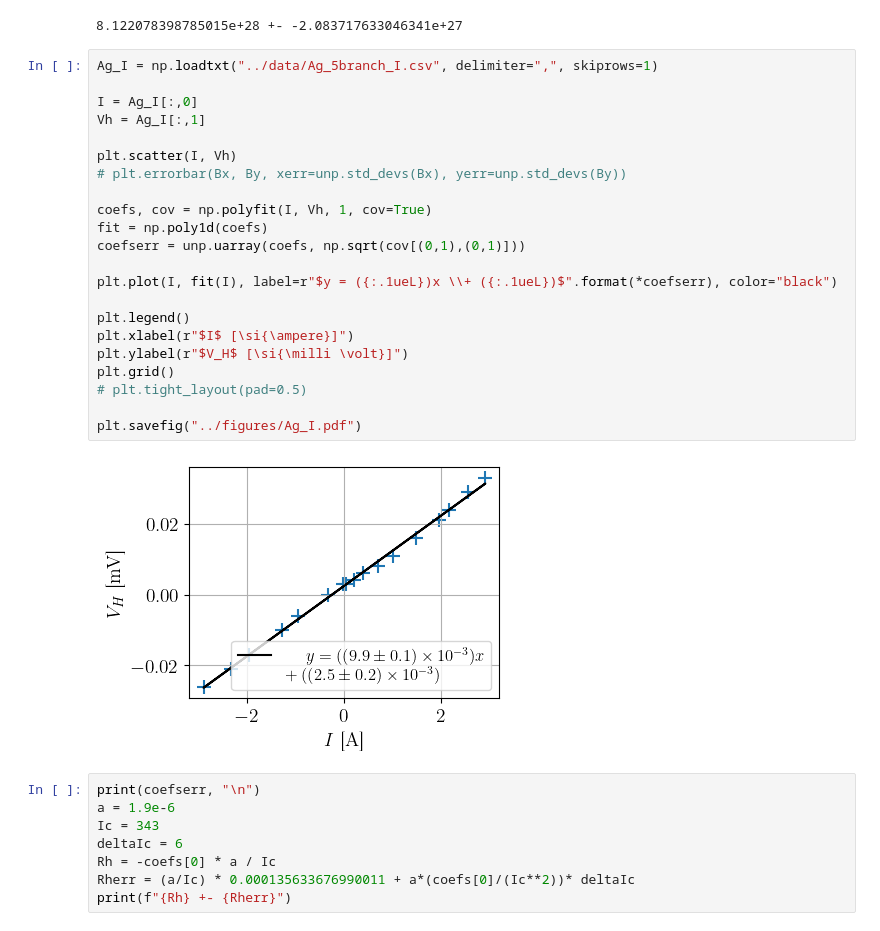
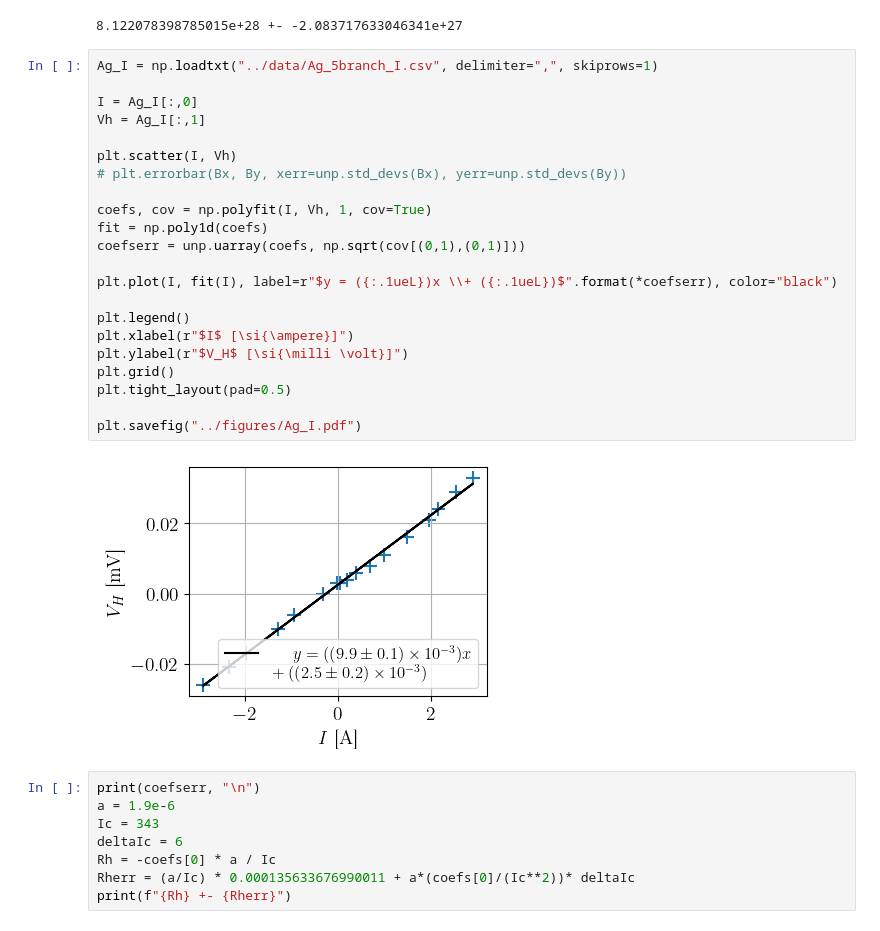
Before and after one commit to TomVdt/TPII-rapports, a Jupyter notebook: 03-H6-effet-hall/analyse/exp2.ipynb, the cells around one changed output. Saved outputs shown, nothing was run; the diff lists cells and outputs as text.

```diff
--- a/03-H6-effet-hall/analyse/exp2.ipynb
+++ b/03-H6-effet-hall/analyse/exp2.ipynb
@@ -63,27 +63,27 @@ print(f"{N} +- {deltaN}")
 # %%
 Ag_I = np.loadtxt("../data/Ag_5branch_I.csv", delimiter=",", skiprows=1)
 
 I = Ag_I[:,0]
 Vh = Ag_I[:,1]
 
 plt.scatter(I, Vh)
 # plt.errorbar(Bx, By, xerr=unp.std_devs(Bx), yerr=unp.std_devs(By))
 
 coefs, cov = np.polyfit(I, Vh, 1, cov=True)
 fit = np.poly1d(coefs)
 coefserr = unp.uarray(coefs, np.sqrt(cov[(0,1),(0,1)]))
 
 plt.plot(I, fit(I), label=r"$y = ({:.1ueL})x \\+ ({:.1ueL})$".format(*coefserr), color="black")
 
 plt.legend()
 plt.xlabel(r"$I$ [\si{\ampere}]")
 plt.ylabel(r"$V_H$ [\si{\milli \volt}]")
 plt.grid()
-# plt.tight_layout(pad=0.5)
+plt.tight_layout(pad=0.5)
 
 plt.savefig("../figures/Ag_I.pdf")
 # %% [output]
-[figure, old version]
+[figure, new version]
 # %%
 print(coefserr, "\n")
 a = 1.9e-6
```
Also changed, not shown: parts of 5 cells of this notebook, 8 other files.
